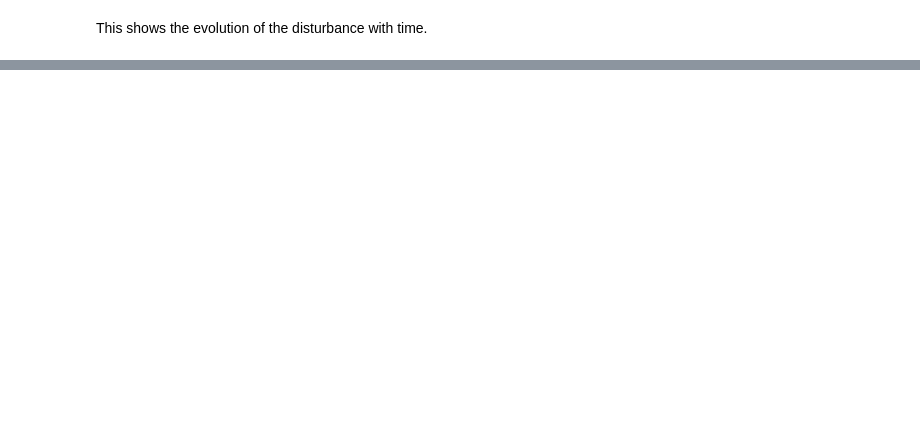
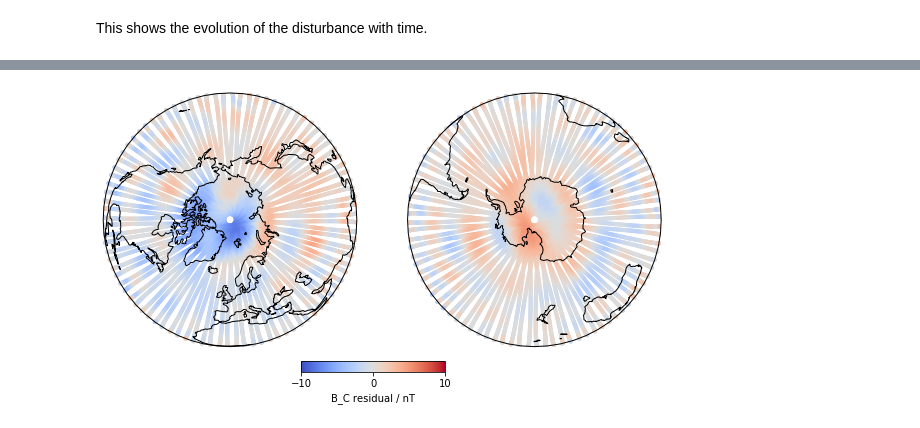
Before and after one commit to d-saturnino/viresclient_examples, a Jupyter notebook: model_residuals_and_cartopy.ipynb, the cells around one changed output, grey strips where cells are left out. Cells and saved outputs as stored; diff of their text form; code cells hidden in the pictures; blank space fills up the shorter version.

```diff
--- a/model_residuals_and_cartopy.ipynb
+++ b/model_residuals_and_cartopy.ipynb
@@ -104,0 +298,22 @@ This shows the evolution of the disturbance with time.
+# %%
+from os.path import abspath, join
+
+request = SwarmRequest(url="https://staging.viresdisc.vires.services/openows")
+request.set_collection("SW_OPER_MAGA_LR_1B")
+request.set_products(
+    measurements=["B_NEC"],
+    custom_model=join(abspath("."), "LCS-1.shc"),
+    model_expressions=[
+        ("MLI_SHA_2D", "MLI_SHA_2D(min_degree=1, max_degree=80)"),
+        ("LCS", "Custom_Model(min_degree=1, max_degree=80)"),
+        ("LCS-SwarmMLI", "LCS - MLI_SHA_2D")
+    ],
+    sampling_step="PT10S"
+)
+
+data = request.get_between(
+    start_time=dt.datetime(2016,1,1),
+    end_time=dt.datetime(2016,1,4)
+)
+ds = data.as_xarray()
+ds
@@ -104,0 +336,4 @@ This shows the evolution of the disturbance with time.
+# %%
+fig = make_plot(ds, "B_NEC_LCS-SwarmMLI", norm=Normalize(-10, 10))
+# %% [output]
+[figure, added]
```
Also changed, not shown: parts of 21 cells of this notebook.
